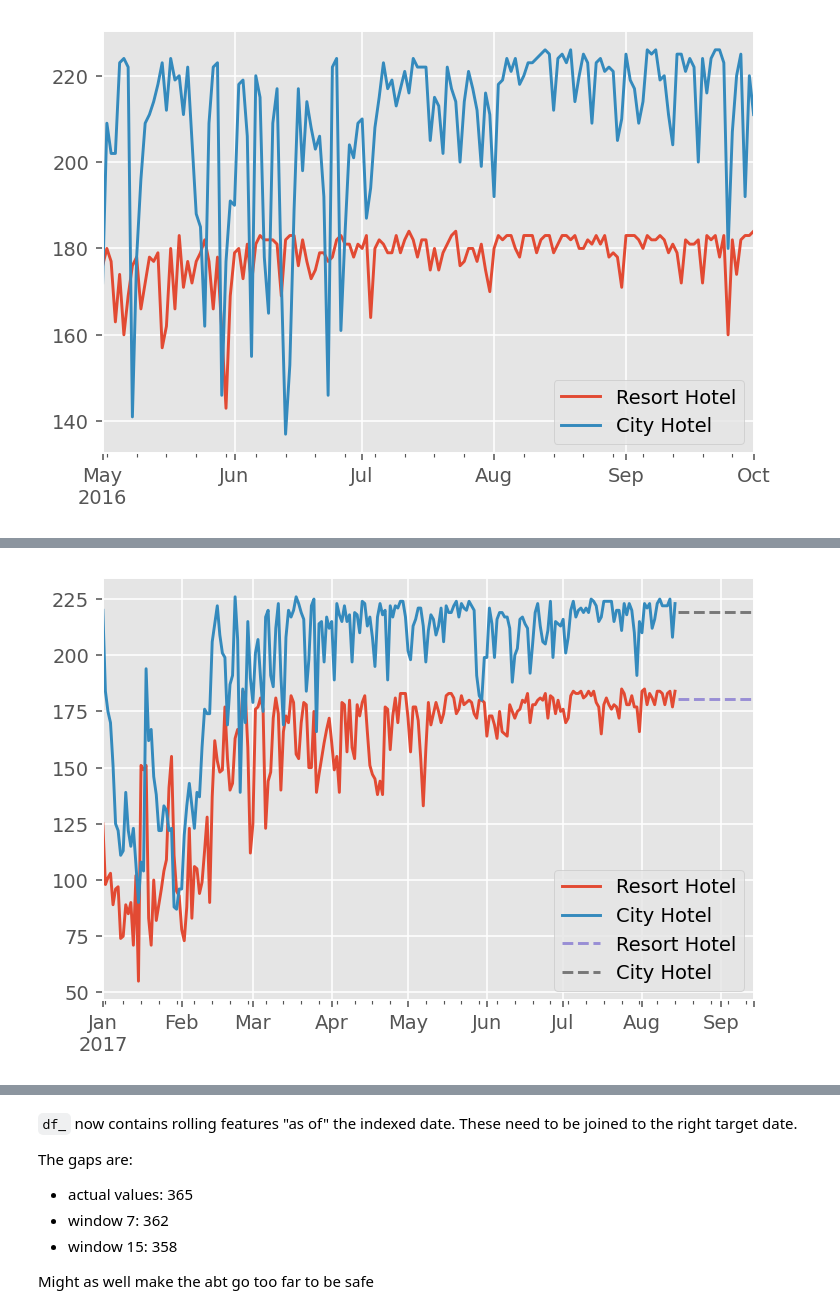
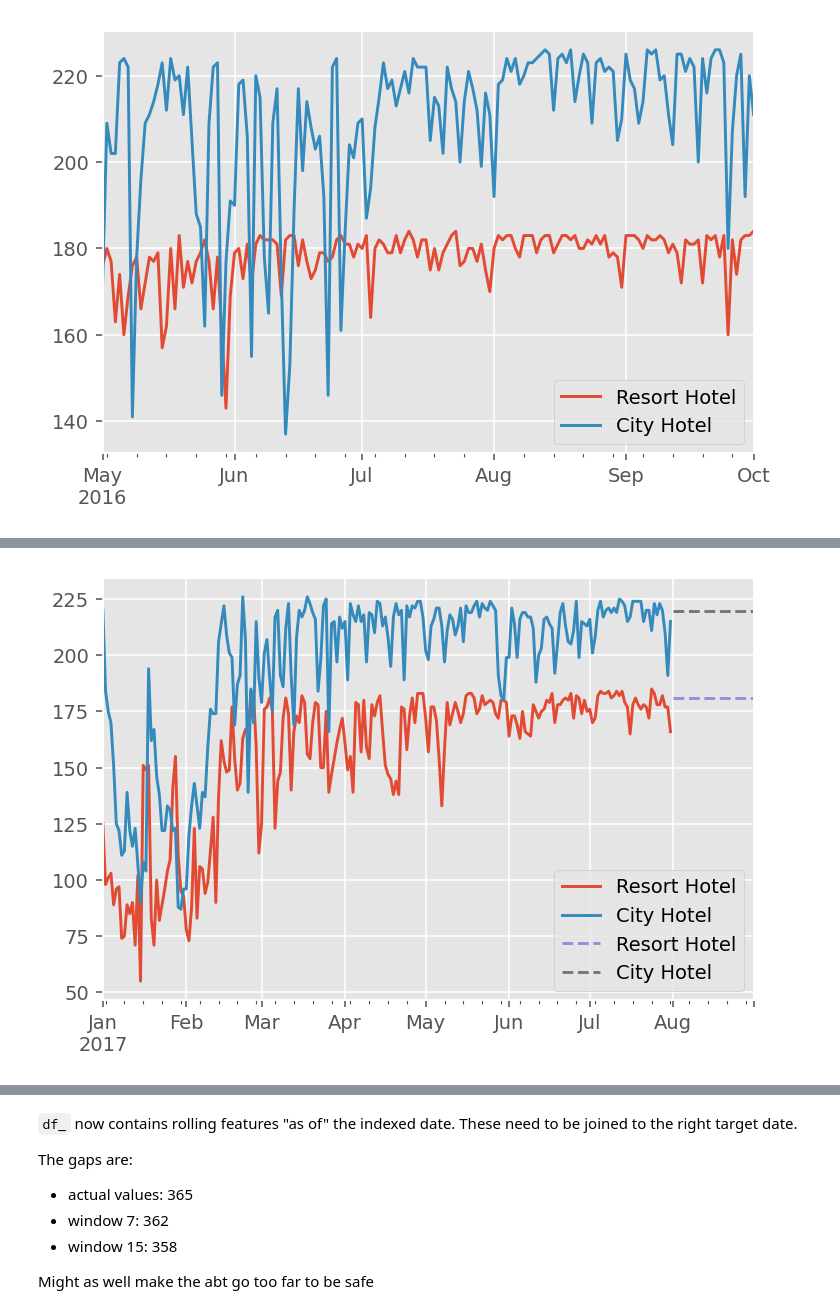
Before and after one commit to robert-robison/hotel-booking-demand, a Jupyter notebook: notebooks/hotel_modeling.ipynb, the cells around one changed output, grey strips where cells are left out. Cells and saved outputs as stored; diff of their text form; code cells hidden in the pictures.

```diff
--- a/notebooks/hotel_modeling.ipynb
+++ b/notebooks/hotel_modeling.ipynb
@@ -81,24 +87,24 @@ Normally, I would say let's do walk-forward validation or hold out the last 30 d
 
 ### Method 1: The Mean
 # %%
-start_test = "2017-08-15"
-end_test = "2017-09-14"
+start_test = "2017-08-01"
+end_test = "2017-08-31"
 
-start_date = "2016-08-15"
-end_date = "2016-09-14"
+start_date = "2016-08-01"
+end_date = "2016-08-31"
 mean_vals = df[start_date:end_date].mean()
 
 # Make prediction df
 preds = {}
 preds["mean"] = pd.DataFrame(index=pd.date_range(start_test, end_test))
 for idx, val in mean_vals.iteritems():
     preds["mean"][idx] = val
 
 # Plot it
 fig, ax = plt.subplots()
 df["2017-01-01":].plot(ax=ax)
 preds["mean"].plot(ax=ax, ls="--")
 plt.show()
 # %% [output]
-[figure, old version]
+[figure, new version]
 # %% [markdown]
```
Also changed, not shown: parts of 13 cells of this notebook, 6 other files.
